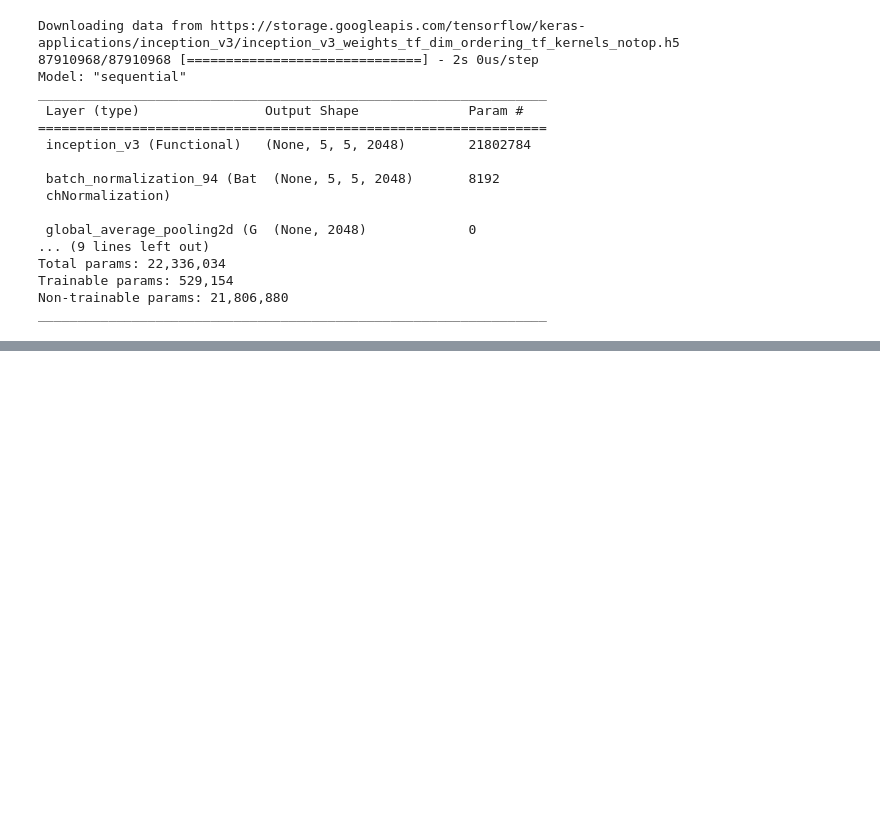
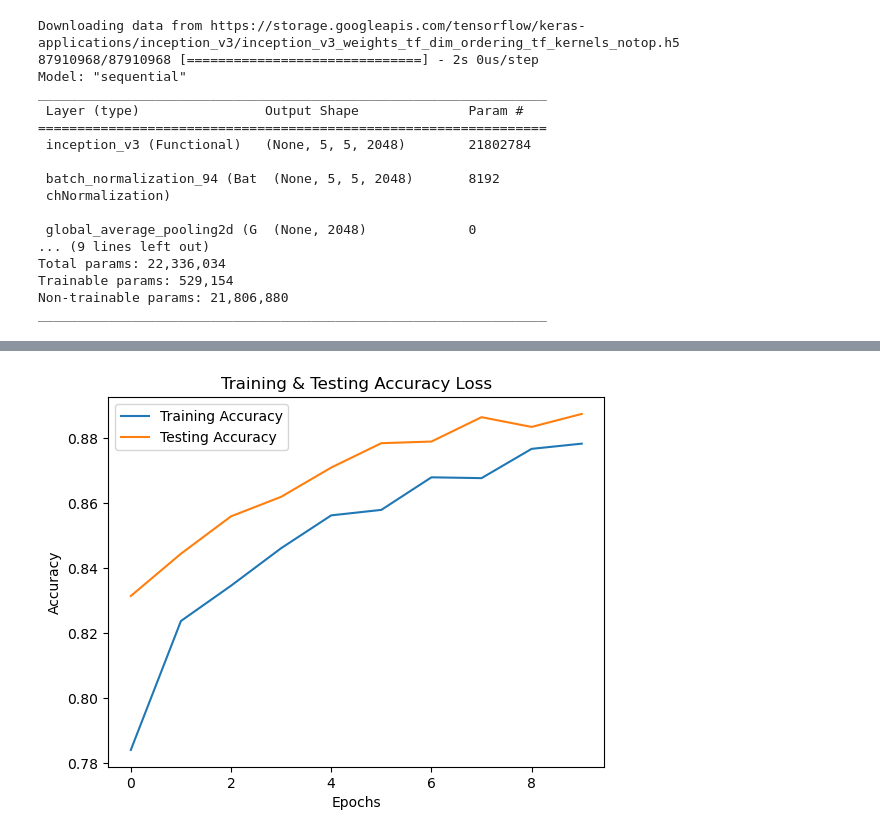
Before and after one commit to MaukanMir/Melanoma-Cancer-Image-Classifier, a Jupyter notebook: training.ipynb, the cells around one changed output, grey strips where cells are left out. Saved outputs shown, nothing was run; the diff lists cells and outputs as text; code cells hidden in the pictures; blank space fills up the shorter version.

```diff
--- a/training.ipynb
+++ b/training.ipynb
@@ -153,0 +172,10 @@ Epoch 10/10
+# %%
+plt.plot(history1.history["accuracy"], label ="Training Accuracy")
+plt.plot(history1.history['val_accuracy'], label="Testing Accuracy")
+plt.xlabel("Epochs")
+plt.ylabel("Accuracy")
+plt.title("Training & Testing Accuracy Loss")
+plt.legend()
+plt.show()
+# %% [output]
+[figure, added]
```
Also changed, not shown: parts of 3 cells of this notebook.
